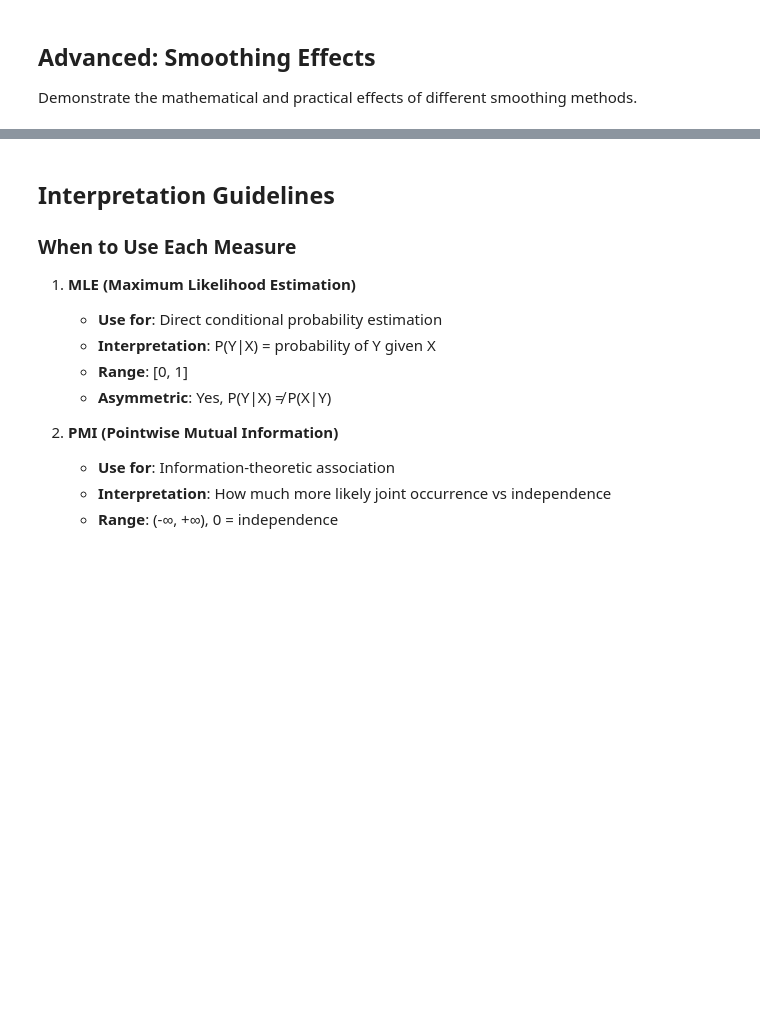
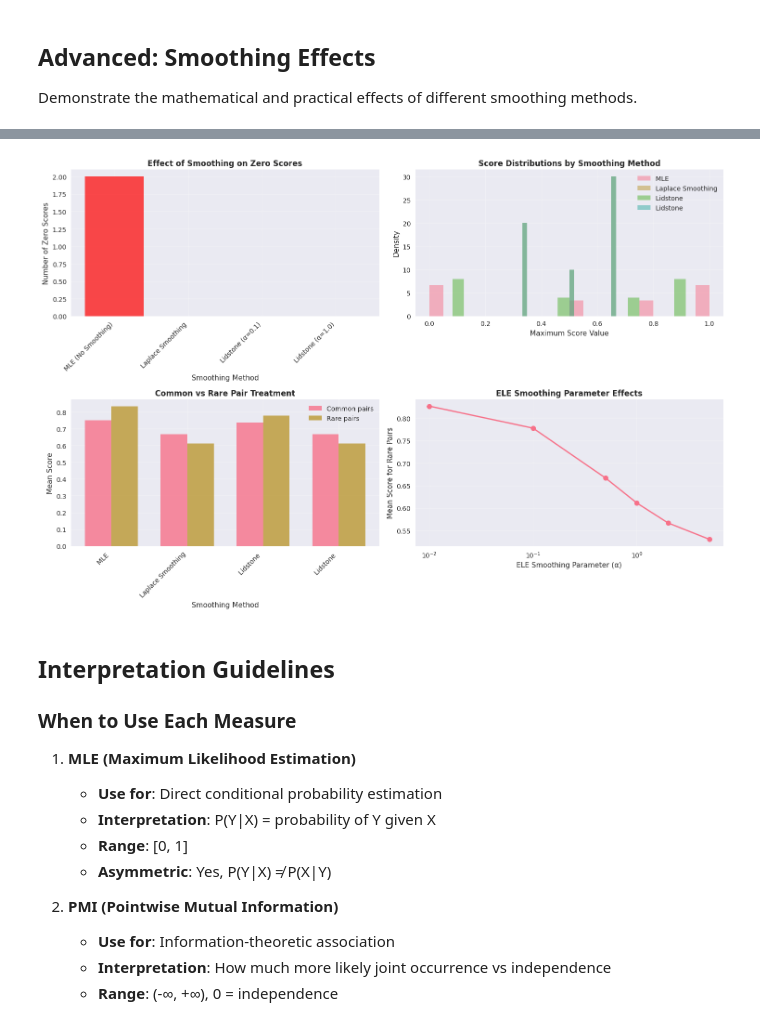
Before and after one commit to tresoldi/asymcat, a Jupyter notebook: docs/EXAMPLES_WITH_PLOTS.ipynb, the cells around one changed output, grey strips where cells are left out. Cells and saved outputs as stored; diff of their text form; code cells hidden in the pictures; blank space fills up the shorter version.

```diff
--- a/docs/EXAMPLES_WITH_PLOTS.ipynb
+++ b/docs/EXAMPLES_WITH_PLOTS.ipynb
@@ -607,8 +715,8 @@ sparse_data = [
 scorers = {
     'MLE (No Smoothing)': asymcat.scorer.CatScorer(sparse_data, smoothing_method='mle'),
     'Laplace Smoothing': asymcat.scorer.CatScorer(sparse_data, smoothing_method='laplace'),
-    'ELE (α=0.1)': asymcat.scorer.CatScorer(sparse_data, smoothing_method='ele', smoothing_alpha=0.1),
-    'ELE (α=1.0)': asymcat.scorer.CatScorer(sparse_data, smoothing_method='ele', smoothing_alpha=1.0),
+    'Lidstone (α=0.1)': asymcat.scorer.CatScorer(sparse_data, smoothing_method='lidstone', smoothing_alpha=0.1),
+    'Lidstone (α=1.0)': asymcat.scorer.CatScorer(sparse_data, smoothing_method='lidstone', smoothing_alpha=1.0),
 }
 
 # Compute MLE scores for each method
@@ -622,7 +730,7 @@ for i, (x, y) in enumerate(sparse_data):
     print(f"  {i+1}. ({x}, {y})")
 
 print("\nSmoothing Effects Comparison:")
-print("Pair\t\t\t\tMLE\t\tLaplace\t\tELE(0.1)\tELE(1.0)")
+print("Pair\t\t\t\tMLE\t\tLaplace\t\tLidstone(0.1)\tLidstone(1.0)")
 print("="*80)
 
 all_pairs = list(smoothing_results['MLE (No Smoothing)'].keys())
@@ -708,34 +835,36 @@ axes[1,0].set_title('Common vs Rare Pair Treatment', fontweight='bold')
 axes[1,0].set_xticks(x)
 axes[1,0].set_xticklabels([m.split('(')[0] for m in methods], rotation=45, ha='right')
 axes[1,0].legend()
 axes[1,0].grid(True, alpha=0.3)
 
 # 4. Smoothing parameter effects (ELE)
 alpha_values = [0.01, 0.1, 0.5, 1.0, 2.0, 5.0]
 alpha_effects = []
 
 for alpha in alpha_values:
-    ele_scorer = asymcat.scorer.CatScorer(sparse_cooccs, smoothing_method='ele', smoothing_alpha=alpha)
+    ele_scorer = asymcat.scorer.CatScorer(sparse_data, smoothing_method='lidstone', smoothing_alpha=alpha)
     ele_scores = ele_scorer.mle()
 
     # Calculate mean score for rare pairs
     rare_pair_scores = []
     for pair in rare_pairs:
         if pair in ele_scores:
             xy, yx = ele_scores[pair]
             rare_pair_scores.append(max(xy, yx))
 
     alpha_effects.append(np.mean(rare_pair_scores) if rare_pair_scores else 0)
 
 axes[1,1].plot(alpha_values, alpha_effects, 'o-', linewidth=2, markersize=8)
 axes[1,1].set_xlabel('ELE Smoothing Parameter (α)')
 axes[1,1].set_ylabel('Mean Score for Rare Pairs')
 axes[1,1].set_title('ELE Smoothing Parameter Effects', fontweight='bold')
 axes[1,1].set_xscale('log')
 axes[1,1].grid(True, alpha=0.3)
 
 plt.tight_layout()
 plt.show()
+# %% [output]
+[figure, added]
 # %% [markdown]
 ## Interpretation Guidelines
 
```
Also changed, not shown: parts of 12 cells of this notebook, 5 other files.
